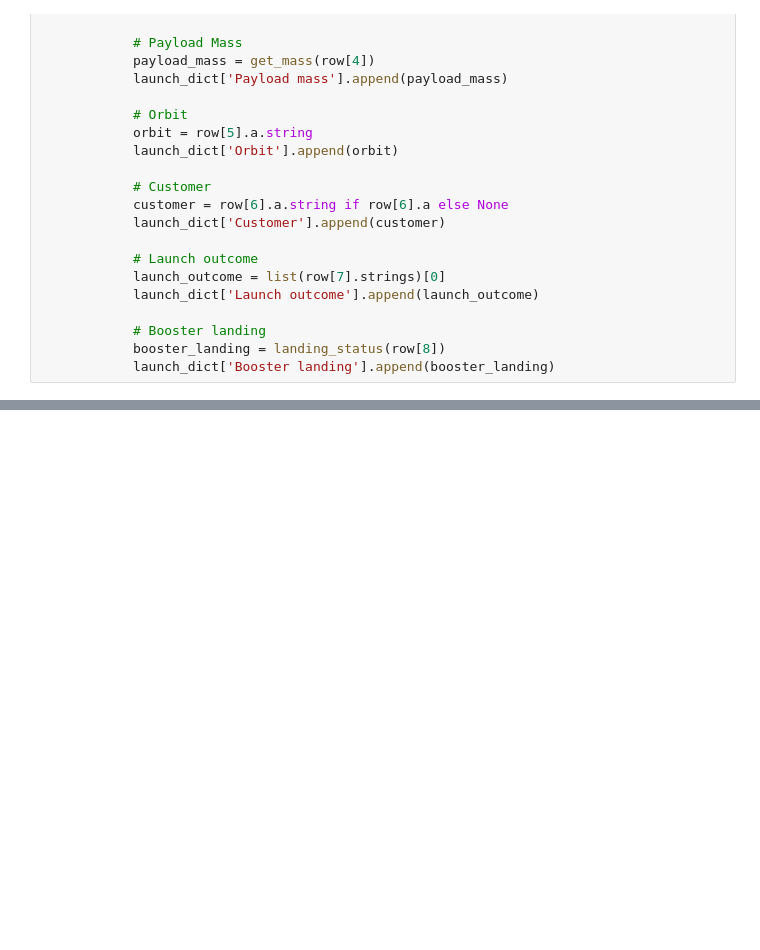
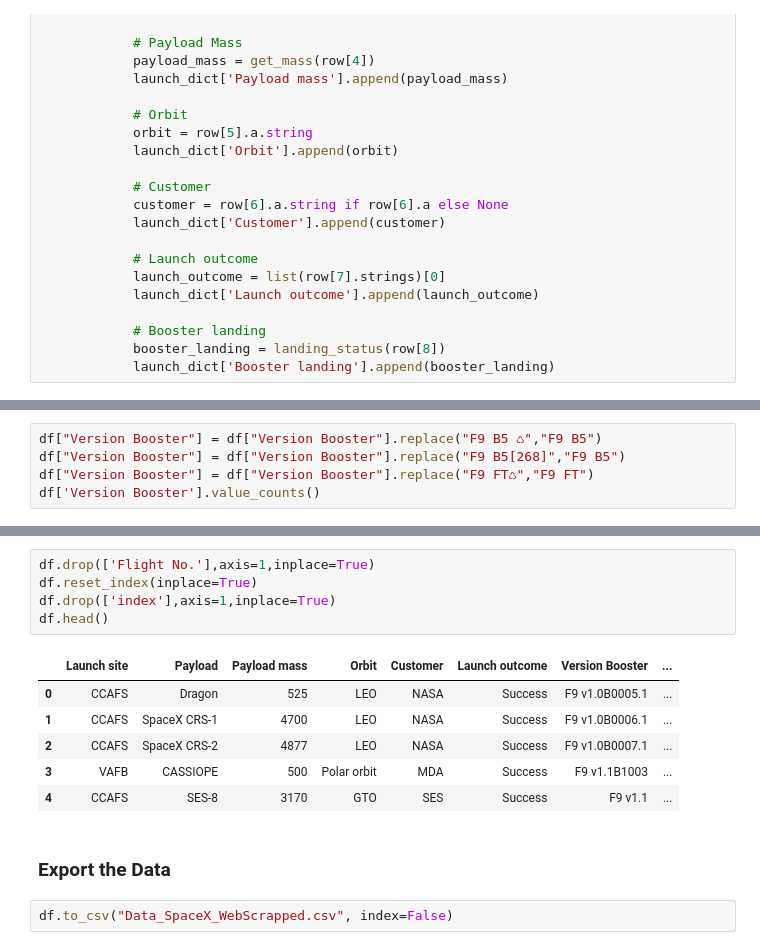
Before and after one commit to induwara43/SpaceX_Falcon9_Stage_1_Landing_Prediction, a Jupyter notebook: 2.Data_Collection_from_Web_Scrapping.ipynb, the cells around one changed output, grey strips where cells are left out. Drawn from its saved outputs; the diff is of its cells as text; blank space fills up the shorter version.

```diff
--- a/2.Space-X_Web_Scrappin.ipynb
+++ b/2.Data_Collection_from_Web_Scrapping.ipynb
@@ -211,0 +400,5 @@ df
+# %%
+df["Version Booster"] = df["Version Booster"].replace("F9 B5 ♺","F9 B5")
+df["Version Booster"] = df["Version Booster"].replace("F9 B5[268]","F9 B5")
+df["Version Booster"] = df["Version Booster"].replace("F9 FT♺","F9 FT")
+df['Version Booster'].value_counts()
@@ -211,0 +423,16 @@ df
+# %%
+df.drop(['Flight No.'],axis=1,inplace=True)
+df.reset_index(inplace=True)
+df.drop(['index'],axis=1,inplace=True)
+df.head()
+# %% [output]
+|  | Launch site | Payload | Payload mass | Orbit | Customer | Launch outcome | Version Booster | ... |
+| 0 | CCAFS | Dragon | 525 | LEO | NASA | Success | F9 v1.0B0005.1 | ... |
+| 1 | CCAFS | SpaceX CRS-1 | 4700 | LEO | NASA | Success | F9 v1.0B0006.1 | ... |
+| 2 | CCAFS | SpaceX CRS-2 | 4877 | LEO | NASA | Success | F9 v1.0B0007.1 | ... |
+| 3 | VAFB | CASSIOPE | 500 | Polar orbit | MDA | Success | F9 v1.1B1003 | ... |
+| 4 | CCAFS | SES-8 | 3170 | GTO | SES | Success | F9 v1.1 | ... |
+# %% [markdown]
+### Export the Data
+# %%
+df.to_csv("Data_SpaceX_WebScrapped.csv", index=False)
```
Also changed, not shown: parts of 27 cells of this notebook, 13 other files.
